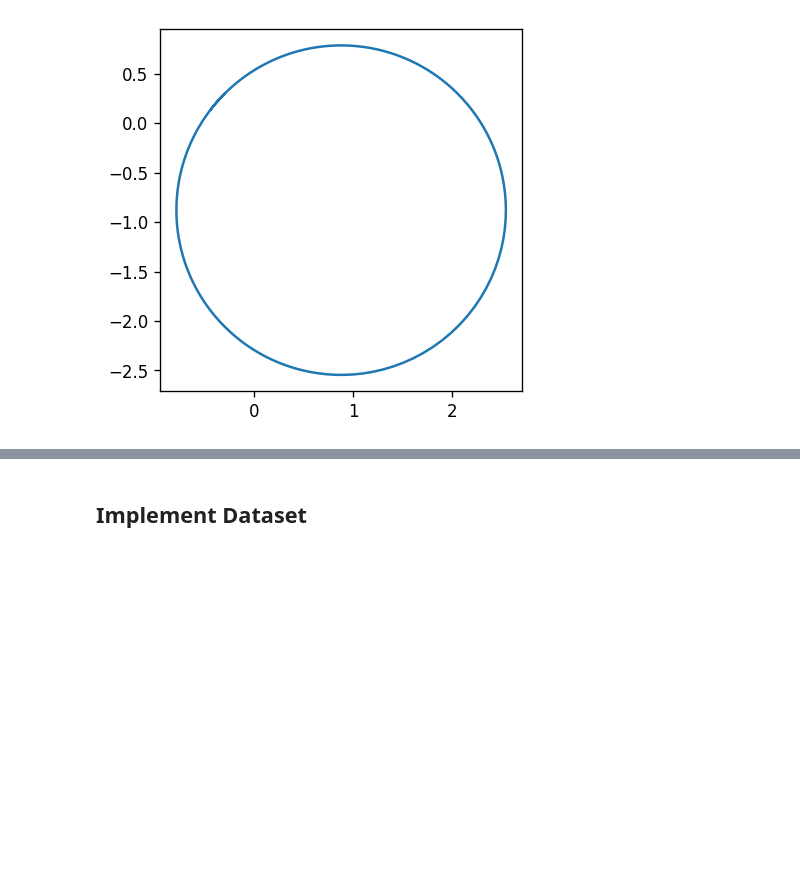
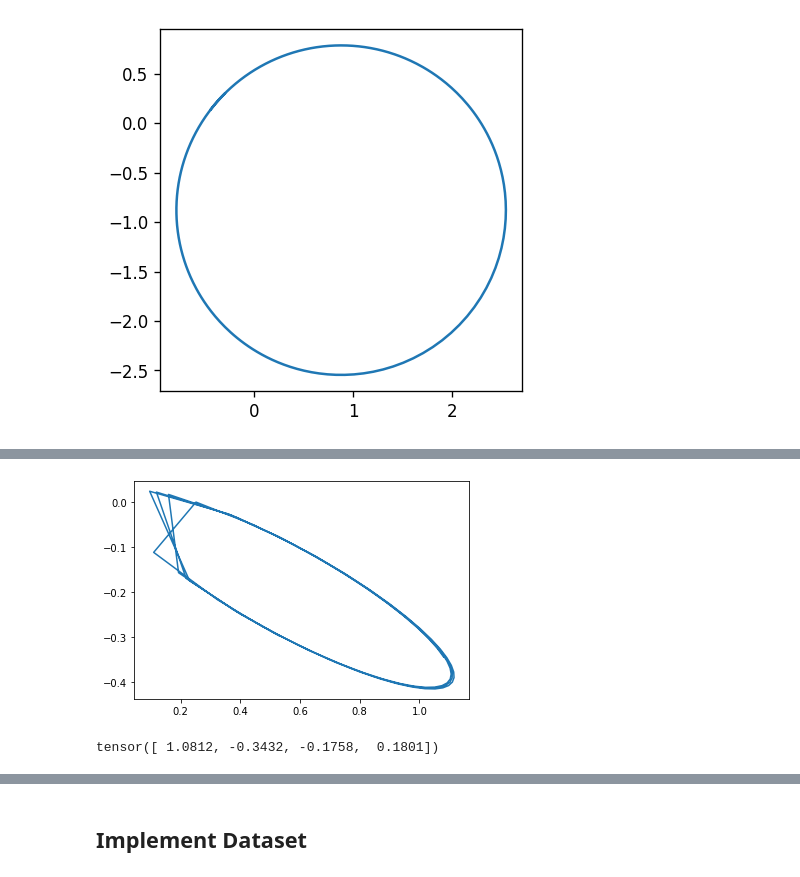
Before and after one commit to Axect/SINS, a Jupyter notebook: Kepler2D.ipynb, the cells around one changed output, grey strips where cells are left out. Cells and saved outputs as stored; diff of their text form; code cells hidden in the pictures; blank space fills up the shorter version.

```diff
--- a/Kepler2D.ipynb
+++ b/Kepler2D.ipynb
@@ -140,0 +154,7 @@ torch.Size([100, 4])
+# %%
+plt.plot(data_list[25][:,0], data_list[25][:,1])
+plt.show()
+print(data_list[25][0,:])
+# %% [output]
+[figure, added]
+tensor([ 1.0812, -0.3432, -0.1758,  0.1801])
```
Also changed, not shown: parts of 15 cells of this notebook, 1 other file.
